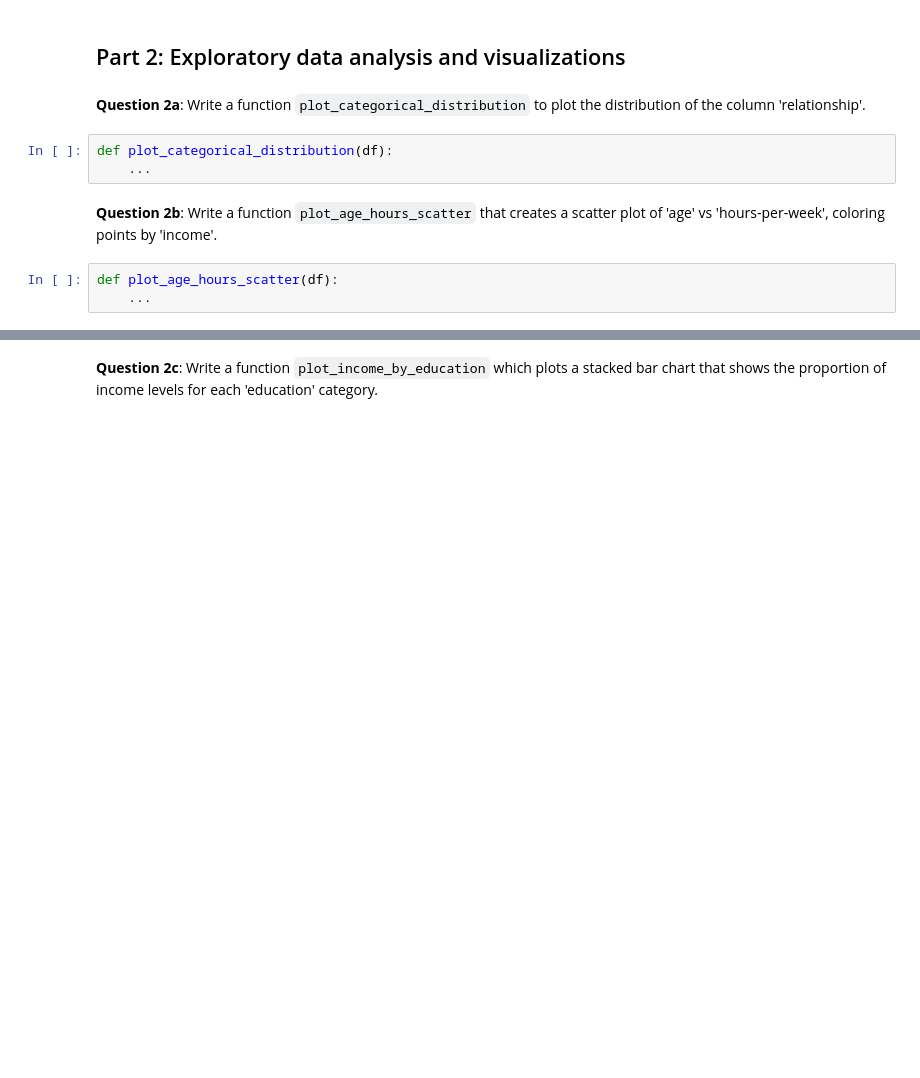
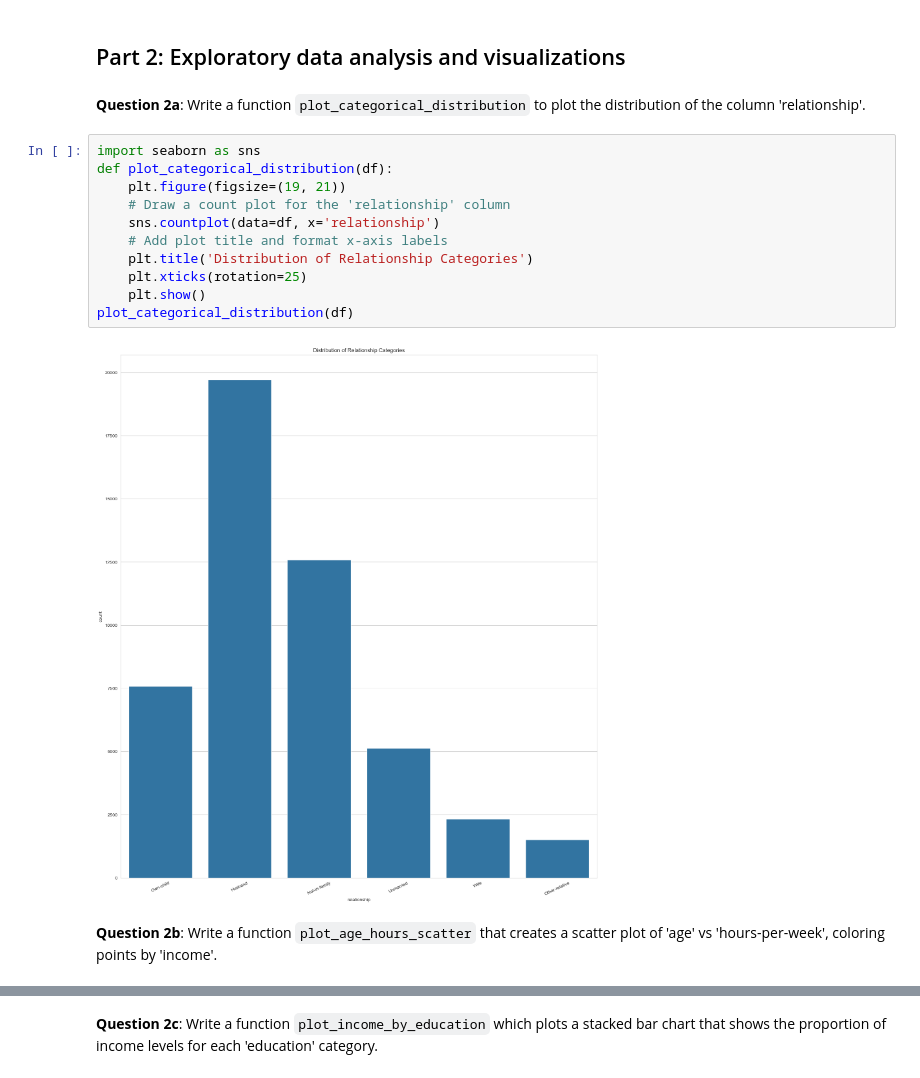
Before and after one commit to ShiyiChen-1/DS701, a Jupyter notebook: assignment1.ipynb, the cells around one changed output, grey strips where cells are left out. Saved outputs shown, nothing was run; the diff lists cells and outputs as text; blank space fills up the shorter version.

```diff
--- a/assignment1.ipynb
+++ b/assignment1.ipynb
@@ -86,15 +91,22 @@ grader.check("q1d")
 <!-- BEGIN QUESTION -->
 
 **Question 2a**: Write a function `plot_categorical_distribution` to plot the distribution of the column 'relationship'.
-# %%
-def plot_categorical_distribution(df):
-    ...
+# %%
+import seaborn as sns
+def plot_categorical_distribution(df):
+    plt.figure(figsize=(19, 21))
+    # Draw a count plot for the 'relationship' column
+    sns.countplot(data=df, x='relationship')
+    # Add plot title and format x-axis labels
+    plt.title('Distribution of Relationship Categories')
+    plt.xticks(rotation=25)
+    plt.show()
+plot_categorical_distribution(df)
+# %% [output]
+[figure, added]
 # %% [markdown]
 <!-- END QUESTION -->
 
 <!-- BEGIN QUESTION -->
 
 **Question 2b**: Write a function `plot_age_hours_scatter` that creates a scatter plot of 'age' vs 'hours-per-week', coloring points by 'income'.
-# %%
-def plot_age_hours_scatter(df):
-    ...
```
Also changed, not shown: parts of 28 cells of this notebook.
